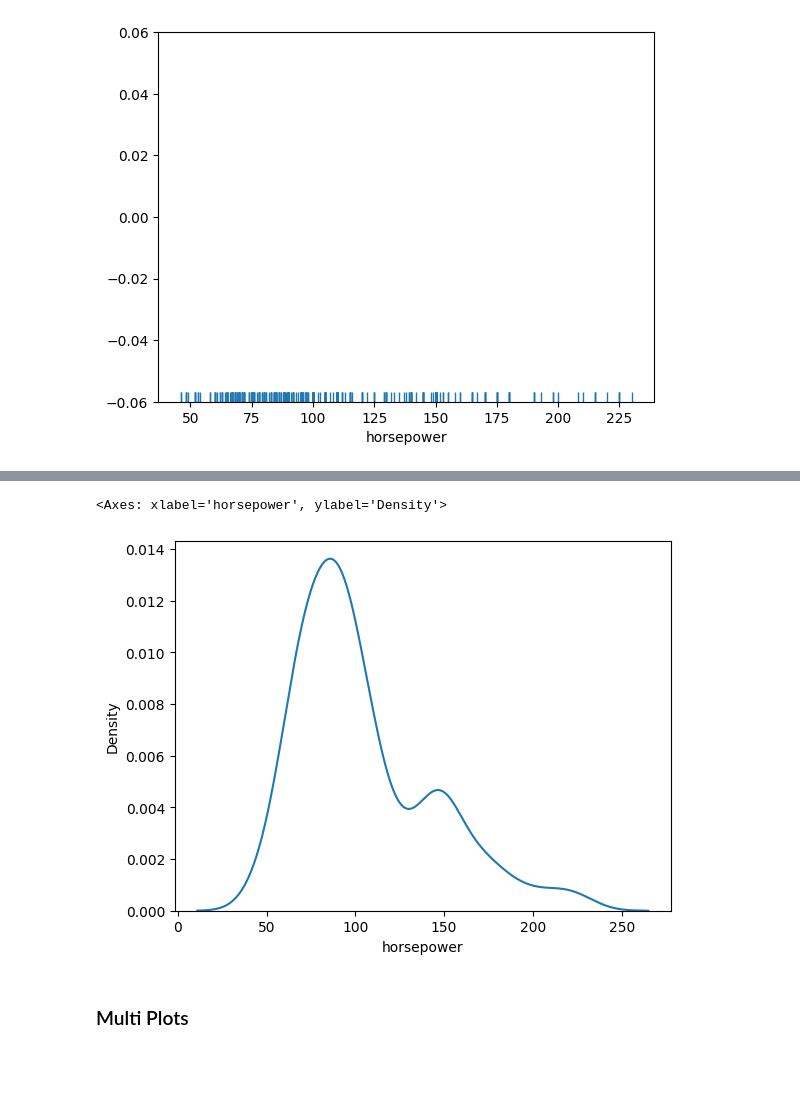
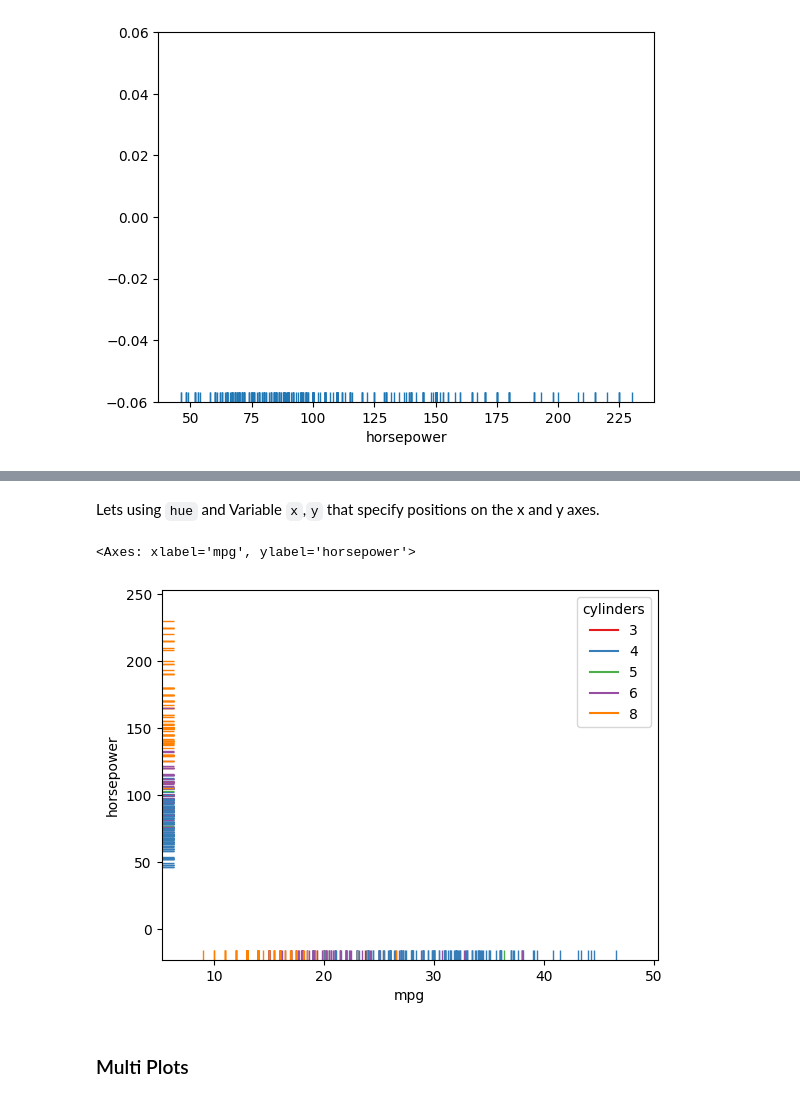
Before and after one commit to TheGeekers/DataScience-Notebooks, a Jupyter notebook: seaborn/01_Seaborn_Distributions.ipynb, the cells around one changed output, grey strips where cells are left out. Cells and saved outputs as stored; diff of their text form; code cells hidden in the pictures; blank space fills up the shorter version.

```diff
--- a/seaborn/01_Seaborn_Distributions.ipynb
+++ b/seaborn/01_Seaborn_Distributions.ipynb
@@ -126,7 +152,9 @@ sns.displot(mpg['horsepower'],kde=False)
-# %%
-sns.kdeplot(mpg['horsepower'])
-# %% [output]
-<Axes: xlabel='horsepower', ylabel='Density'>
-[figure, removed]
+# %% [markdown]
+Lets using `hue` and Variable `x`,`y` that specify positions on the x and y axes.
+# %%
+sns.rugplot(x='mpg',y='horsepower',data=mpg,hue='cylinders',palette='Set1')
+# %% [output]
+<Axes: xlabel='mpg', ylabel='horsepower'>
+[figure, added]
 # %% [markdown]
 ### Multi Plots
```
Also changed, not shown: parts of 29 cells of this notebook, 2 other files.
